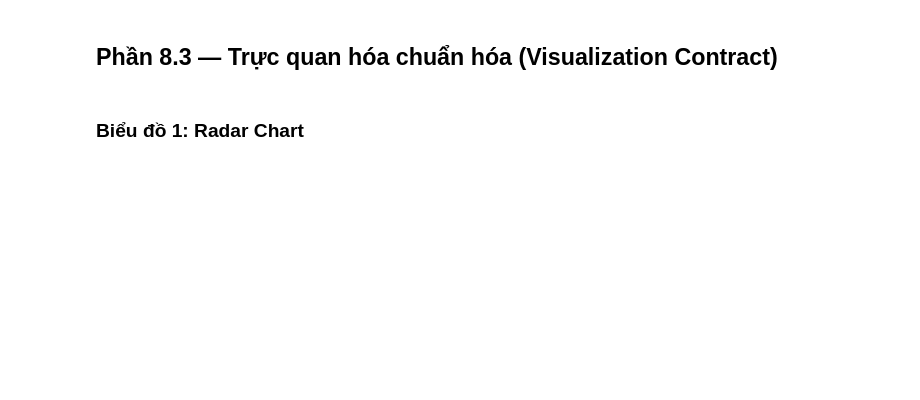
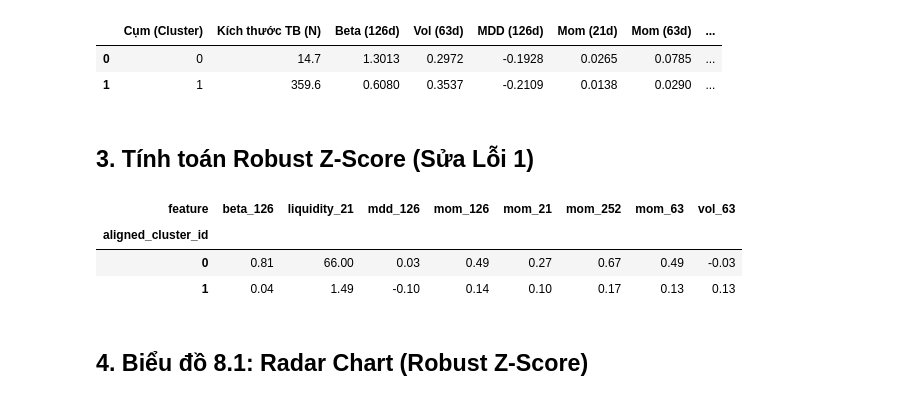
Before and after one commit to trongnguyen1010/Risk-Adjusted-Momentum-Clustering, a Jupyter notebook: M2/notebooks/08_cluster_profiling_pca_kmeans.ipynb, the cells around one changed output. Drawn from its saved outputs; the diff is of its cells as text; code cells hidden in the pictures; blank space fills up the shorter version.

```diff
--- a/M2/notebooks/08_cluster_profiling_pca_kmeans.ipynb
+++ b/M2/notebooks/08_cluster_profiling_pca_kmeans.ipynb
@@ -126,4 +44,74 @@ display(df_bang3)
-# %% [markdown]
-## Phần 8.3 — Trực quan hóa chuẩn hóa (Visualization Contract)
+# %%
+features_ordered = ['beta_126', 'vol_63', 'mdd_126', 'mom_21', 'mom_63', 'mom_126', 'mom_252']
+agg_funcs = {f: 'mean' for f in features_ordered}
+agg_funcs['size'] = 'mean'
+agg_funcs['liquidity_21'] = 'median'
+
+table1 = df_c.groupby('aligned_cluster_id').agg(agg_funcs).reset_index()
+
+b1_rows = []
+for _, row in table1.iterrows():
+    b1_rows.append({
+        'Cụm (Cluster)': int(row['aligned_cluster_id']),
+        'Kích thước TB (N)': f"{row['size']:.1f}",
+        'Beta (126d)': f"{row['beta_126']:.4f}",
+        'Vol (63d)': f"{row['vol_63']:.4f}",
+        'MDD (126d)': f"{row['mdd_126']:.4f}",
+        'Mom (21d)': f"{row['mom_21']:.4f}",
+        'Mom (63d)': f"{row['mom_63']:.4f}",
+        'Mom (126d)': f"{row['mom_126']:.4f}",
+        'Mom (252d)': f"{row['mom_252']:.4f}",
+        'Thanh khoản TB (VND)': f"{row['liquidity_21']:,.0f}"
+    })
+
+df_b1 = pd.DataFrame(b1_rows)
+display(df_b1)
+# %% [output]
+|  | Cụm (Cluster) | Kích thước TB (N) | Beta (126d) | Vol (63d) | MDD (126d) | Mom (21d) | Mom (63d) | ... |
+| 0 | 0 | 14.7 | 1.3013 | 0.2972 | -0.1928 | 0.0265 | 0.0785 | ... |
+| 1 | 1 | 359.6 | 0.6080 | 0.3537 | -0.2109 | 0.0138 | 0.0290 | ... |
+# %% [markdown]
+## 3. Tính toán Robust Z-Score (Sửa Lỗi 1)
+# %%
+# Tính Robust Z-Score bằng cách nạp tham số scaler từ các file model JSON
+MODELS_DIR = Path('M2/artifacts/m2-task6-pca-kmeans-v1/models')
+FEATURES = ['mom_21', 'mom_63', 'mom_126', 'mom_252', 'vol_63', 'mdd_126', 'beta_126', 'liquidity_21']
+
+scaled_rows = []
+for row in df_export.itertuples(index=False):
+    model_file = MODELS_DIR / f"{row.snapshot_date}.json"
+    with open(model_file, encoding='utf-8') as f:
+        model_data = json.load(f)
+    scaler_dict = model_data['scaler']
+
+    for feat in FEATURES:
+        center = float(scaler_dict[feat]['center'])
+        scale = float(scaler_dict[feat]['scale'])
+        raw_val = float(getattr(row, feat + '_mean'))
+        robust_z = (raw_val - center) / scale if scale != 0 else 0.0
+
+        scaled_rows.append({
+            'snapshot_date': row.snapshot_date,
+            'aligned_cluster_id': int(row.aligned_cluster_id),
+            'feature': feat,
+            'robust_z': robust_z
+        })
+
+df_scaled_long = pd.DataFrame(scaled_rows)
+df_scaled = df_scaled_long.groupby(['aligned_cluster_id', 'feature'])['robust_z'].mean().unstack()
+
+# df_scaled bây giờ có index là aligned_cluster_id và columns là 8 đặc trưng (đã chuẩn hóa trung bình 15 tháng).
+radar_features = FEATURES
+val0 = df_scaled.loc[0, radar_features].values.flatten().tolist()
+val1 = df_scaled.loc[1, radar_features].values.flatten().tolist()
+val0 += val0[:1]
+val1 += val1[:1]
+
+display(df_scaled.round(2))
+# %% [output]
+| feature | beta_126 | liquidity_21 | mdd_126 | mom_126 | mom_21 | mom_252 | mom_63 | vol_63 |
+| aligned_cluster_id |  |  |  |  |  |  |  |  |
+| 0 | 0.81 | 66.00 | 0.03 | 0.49 | 0.27 | 0.67 | 0.49 | -0.03 |
+| 1 | 0.04 | 1.49 | -0.10 | 0.14 | 0.10 | 0.17 | 0.13 | 0.13 |
 # %% [markdown]
-### Biểu đồ 1: Radar Chart
+## 4. Biểu đồ 8.1: Radar Chart (Robust Z-Score)
```
Also changed, not shown: parts of 16 cells of this notebook, 12 other files.
